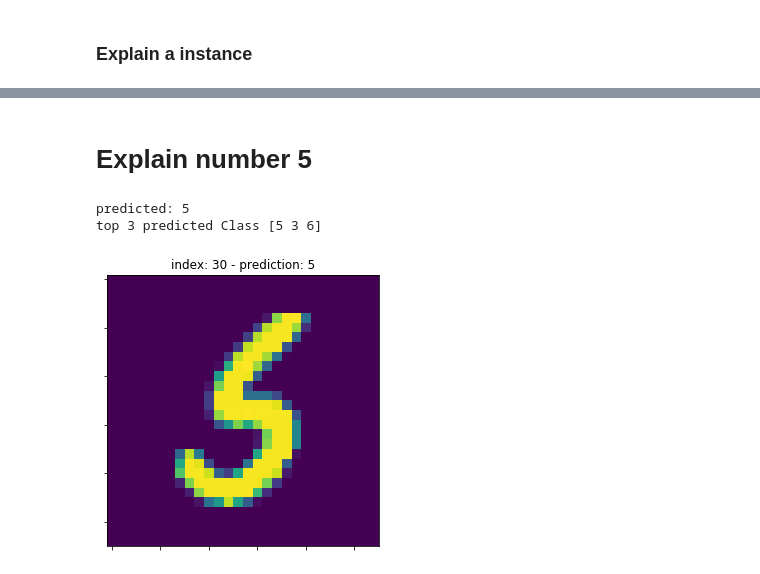
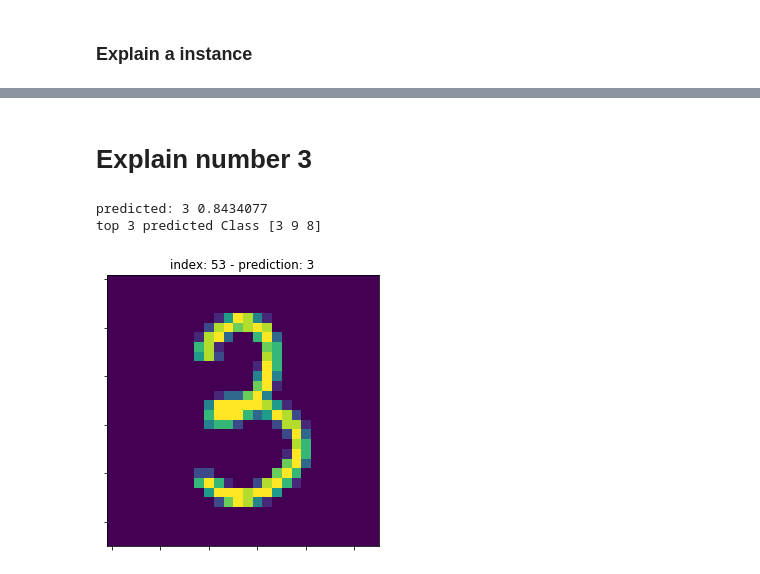
Before and after one commit to tiagobotari/melime, a Jupyter notebook: m-lime/playground/experiments/ex_image_vae_mnist-Copy1.ipynb, the cells around one changed output, grey strips where cells are left out. Drawn from its saved outputs; the diff is of its cells as text; code cells hidden in the pictures.

```diff
--- a/m-lime/playground/experiments/ex_image_vae_mnist-Copy1.ipynb
+++ b/m-lime/playground/experiments/ex_image_vae_mnist-Copy1.ipynb
@@ -49,3 +48,4 @@ def model_predict(x_):
         return y
 # %%
 examples = enumerate(test_loader)
+batch_idx, (x_examples, example_targets) = next(examples)
@@ -55,3 +51,0 @@ batch_idx, (example_data, example_targets) = next(examples)
-# %%
-x_examples = example_data #.to(density.model.device_cpu).numpy()
-x_examples.shape
@@ -60,5 +52,7 @@ torch.Size([128, 1, 28, 28])
 # %%
-def plot_instances(ax, x_, y_=None):
+def plot_instances(ax=None, x_=None, y_=None):
+    if ax is None:
+        fig, ax = plt.subplots()
     plt.setp(ax.get_xticklabels(), visible=False)
     plt.setp(ax.get_yticklabels(), visible=False)
     ax.set_title(y_)
@@ -87,14 +79,11 @@ for ax in axis:
 # %% [markdown]
 ### Explain a instance
 # %%
-index = 30
-# x_explain = x_examples[index][0].to(device_cpu).numpy()
-# np.savetxt('three_explain.np', x_explain)
-x_explain = np.loadtxt('three_explain.np').astype(np.float32)
+x_explain = np.loadtxt('five_example_s.np').astype(np.float32)
 y_explain = model_predict(x_explain)
 y_explain_index = np.argmax(y_explain)
 
-print('predicted:', y_explain_index)
+print('predicted:', y_explain_index, y_explain[0][y_explain_index])
 top_three = np.argsort(y_explain)[0][::-1]
 print('top 3 predicted Class', top_three[:3])
 fig, axis = plt.subplots(1, figsize=(15, 5))
@@ -186,18 +162,17 @@ Explanation for  9
 # %% [markdown]
-# Explain number 5
+# Explain number 3
 # %%
-x_explain = np.loadtxt('five_explain.np').astype(np.float32)
+x_explain = np.loadtxt('three_example_.np').astype(np.float32)
 y_explain = model_predict(x_explain)
 y_explain_index = np.argmax(y_explain)
 
-print('predicted:', y_explain_index)
+print('predicted:', y_explain_index, y_explain[0][y_explain_index])
 top_three = np.argsort(y_explain)[0][::-1]
 print('top 3 predicted Class', top_three[:3])
-if y_explain_index ==5:
-    fig, axis = plt.subplots(1, figsize=(15, 5))
-    y = 'index: {:} - prediction: {:}'.format(index, np.argmax(y_explain))
-    cp = plot_instances(axis, x_explain, y)
+fig, axis = plt.subplots(1, figsize=(15, 5))
+y = 'index: {:} - prediction: {:}'.format(index, np.argmax(y_explain))
+cp = plot_instances(axis, x_explain, y)
 # %% [output]
-predicted: 5
-top 3 predicted Class [5 3 6]
+predicted: 3 0.8434077
+top 3 predicted Class [3 9 8]
-[figure, old version]
+[figure, new version]
```
Also changed, not shown: parts of 32 cells of this notebook, 6 other files.
